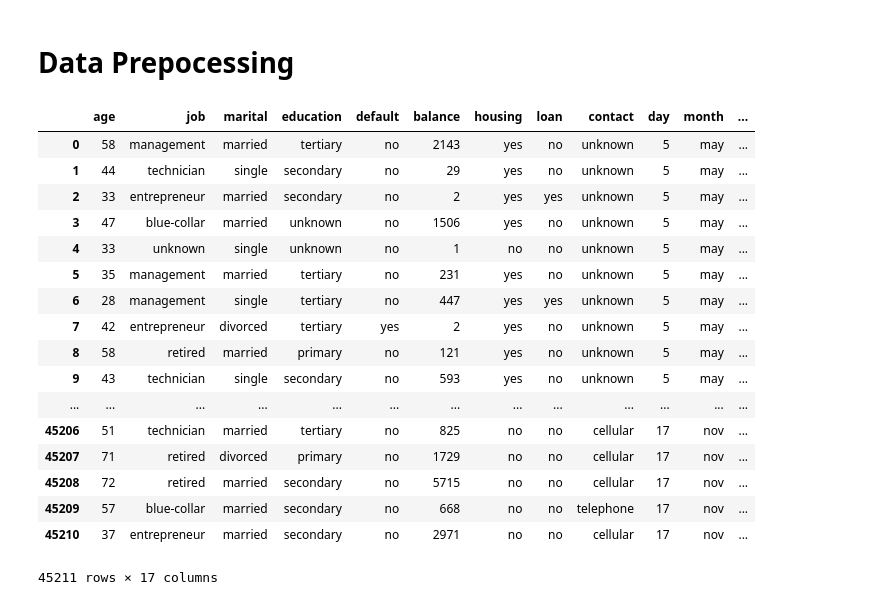
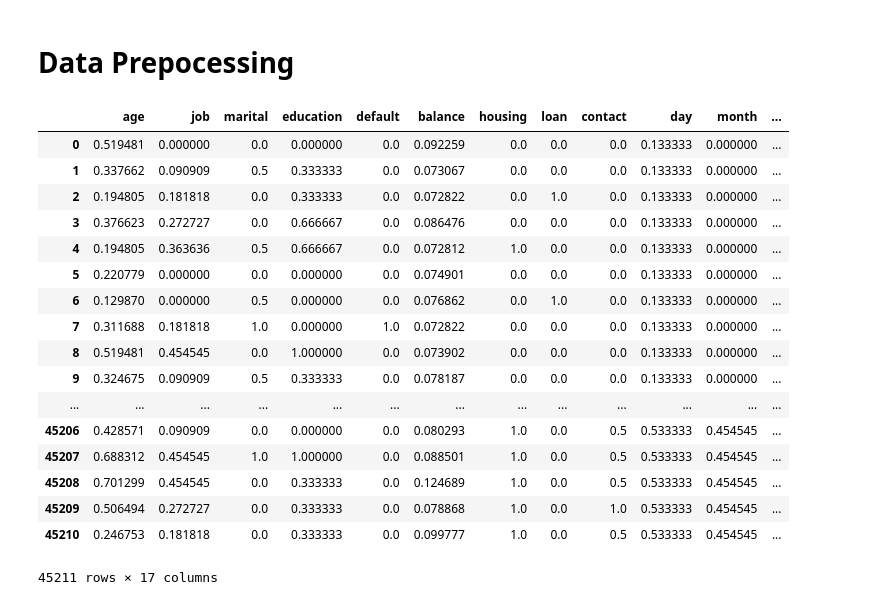
Before and after one commit to arun-Joseph/Bank-Marketing, a Jupyter notebook: Data Prepocessing.ipynb, the cells around one changed output. Drawn from its saved outputs; the diff is of its cells as text; code cells hidden in the pictures.

```diff
--- a/Data Prepocessing.ipynb
+++ b/Data Prepocessing.ipynb
@@ -7,27 +8,41 @@ import csv
 # %%
 with open('bank/bank-full.csv', 'r') as csvfile:
     spamreader = csv.reader(csvfile, delimiter=';')
-    df_full = list(spamreader)
-    df_full = np.asarray(df_full)
-    df_full = pd.DataFrame(data=df_full[1:], columns=df_full[0])
+    df = list(spamreader)
+    df = np.asarray(df)
+    df = pd.DataFrame(data=df[1:], columns=df[0])
-# %%
-df_full
-# %% [output]
-|  | age | job | marital | education | default | balance | housing | loan | contact | day | month | ... |
-| 0 | 58 | management | married | tertiary | no | 2143 | yes | no | unknown | 5 | may | ... |
-| 1 | 44 | technician | single | secondary | no | 29 | yes | no | unknown | 5 | may | ... |
-| 2 | 33 | entrepreneur | married | secondary | no | 2 | yes | yes | unknown | 5 | may | ... |
-| 3 | 47 | blue-collar | married | unknown | no | 1506 | yes | no | unknown | 5 | may | ... |
-| 4 | 33 | unknown | single | unknown | no | 1 | no | no | unknown | 5 | may | ... |
-| 5 | 35 | management | married | tertiary | no | 231 | yes | no | unknown | 5 | may | ... |
-| 6 | 28 | management | single | tertiary | no | 447 | yes | yes | unknown | 5 | may | ... |
-| 7 | 42 | entrepreneur | divorced | tertiary | yes | 2 | yes | no | unknown | 5 | may | ... |
-| 8 | 58 | retired | married | primary | no | 121 | yes | no | unknown | 5 | may | ... |
-| 9 | 43 | technician | single | secondary | no | 593 | yes | no | unknown | 5 | may | ... |
-| ... | ... | ... | ... | ... | ... | ... | ... | ... | ... | ... | ... | ... |
-| 45206 | 51 | technician | married | tertiary | no | 825 | no | no | cellular | 17 | nov | ... |
-| 45207 | 71 | retired | divorced | primary | no | 1729 | no | no | cellular | 17 | nov | ... |
-| 45208 | 72 | retired | married | secondary | no | 5715 | no | no | cellular | 17 | nov | ... |
-| 45209 | 57 | blue-collar | married | secondary | no | 668 | no | no | telephone | 17 | nov | ... |
-| 45210 | 37 | entrepreneur | married | secondary | no | 2971 | no | no | cellular | 17 | nov | ... |
-45211 rows × 17 columns
+# %%
+numeric = ['age', 'balance', 'day', 'duration', 'campaign', 'pdays', 'previous']
+df[numeric] = df[numeric].astype(int)
+
+categorical = ['job', 'marital', 'education', 'default', 'housing', 'loan', 'contact', 'month', 'poutcome', 'y']
+for c in categorical:
+    df[c] = pd.factorize(df[c])[0]
+
+df = df.astype(float)
+# %%
+scaler = preprocessing.MinMaxScaler(feature_range=(0, 1))
+#scaler = preprocessing.StandardScaler()
+rescaled_df = scaler.fit_transform(df)
+df = pd.DataFrame(rescaled_df, columns=df.columns)
+# %%
+df
+# %% [output]
+|  | age | job | marital | education | default | balance | housing | loan | contact | day | month | ... |
+| 0 | 0.519481 | 0.000000 | 0.0 | 0.000000 | 0.0 | 0.092259 | 0.0 | 0.0 | 0.0 | 0.133333 | 0.000000 | ... |
+| 1 | 0.337662 | 0.090909 | 0.5 | 0.333333 | 0.0 | 0.073067 | 0.0 | 0.0 | 0.0 | 0.133333 | 0.000000 | ... |
+| 2 | 0.194805 | 0.181818 | 0.0 | 0.333333 | 0.0 | 0.072822 | 0.0 | 1.0 | 0.0 | 0.133333 | 0.000000 | ... |
+| 3 | 0.376623 | 0.272727 | 0.0 | 0.666667 | 0.0 | 0.086476 | 0.0 | 0.0 | 0.0 | 0.133333 | 0.000000 | ... |
+| 4 | 0.194805 | 0.363636 | 0.5 | 0.666667 | 0.0 | 0.072812 | 1.0 | 0.0 | 0.0 | 0.133333 | 0.000000 | ... |
+| 5 | 0.220779 | 0.000000 | 0.0 | 0.000000 | 0.0 | 0.074901 | 0.0 | 0.0 | 0.0 | 0.133333 | 0.000000 | ... |
+| 6 | 0.129870 | 0.000000 | 0.5 | 0.000000 | 0.0 | 0.076862 | 0.0 | 1.0 | 0.0 | 0.133333 | 0.000000 | ... |
+| 7 | 0.311688 | 0.181818 | 1.0 | 0.000000 | 1.0 | 0.072822 | 0.0 | 0.0 | 0.0 | 0.133333 | 0.000000 | ... |
+| 8 | 0.519481 | 0.454545 | 0.0 | 1.000000 | 0.0 | 0.073902 | 0.0 | 0.0 | 0.0 | 0.133333 | 0.000000 | ... |
+| 9 | 0.324675 | 0.090909 | 0.5 | 0.333333 | 0.0 | 0.078187 | 0.0 | 0.0 | 0.0 | 0.133333 | 0.000000 | ... |
+| ... | ... | ... | ... | ... | ... | ... | ... | ... | ... | ... | ... | ... |
+| 45206 | 0.428571 | 0.090909 | 0.0 | 0.000000 | 0.0 | 0.080293 | 1.0 | 0.0 | 0.5 | 0.533333 | 0.454545 | ... |
+| 45207 | 0.688312 | 0.454545 | 1.0 | 1.000000 | 0.0 | 0.088501 | 1.0 | 0.0 | 0.5 | 0.533333 | 0.454545 | ... |
+| 45208 | 0.701299 | 0.454545 | 0.0 | 0.333333 | 0.0 | 0.124689 | 1.0 | 0.0 | 0.5 | 0.533333 | 0.454545 | ... |
+| 45209 | 0.506494 | 0.272727 | 0.0 | 0.333333 | 0.0 | 0.078868 | 1.0 | 0.0 | 1.0 | 0.533333 | 0.454545 | ... |
+| 45210 | 0.246753 | 0.181818 | 0.0 | 0.333333 | 0.0 | 0.099777 | 1.0 | 0.0 | 0.5 | 0.533333 | 0.454545 | ... |
+45211 rows × 17 columns
```
Also changed, not shown: parts of 4 cells of this notebook, 2 other files.
